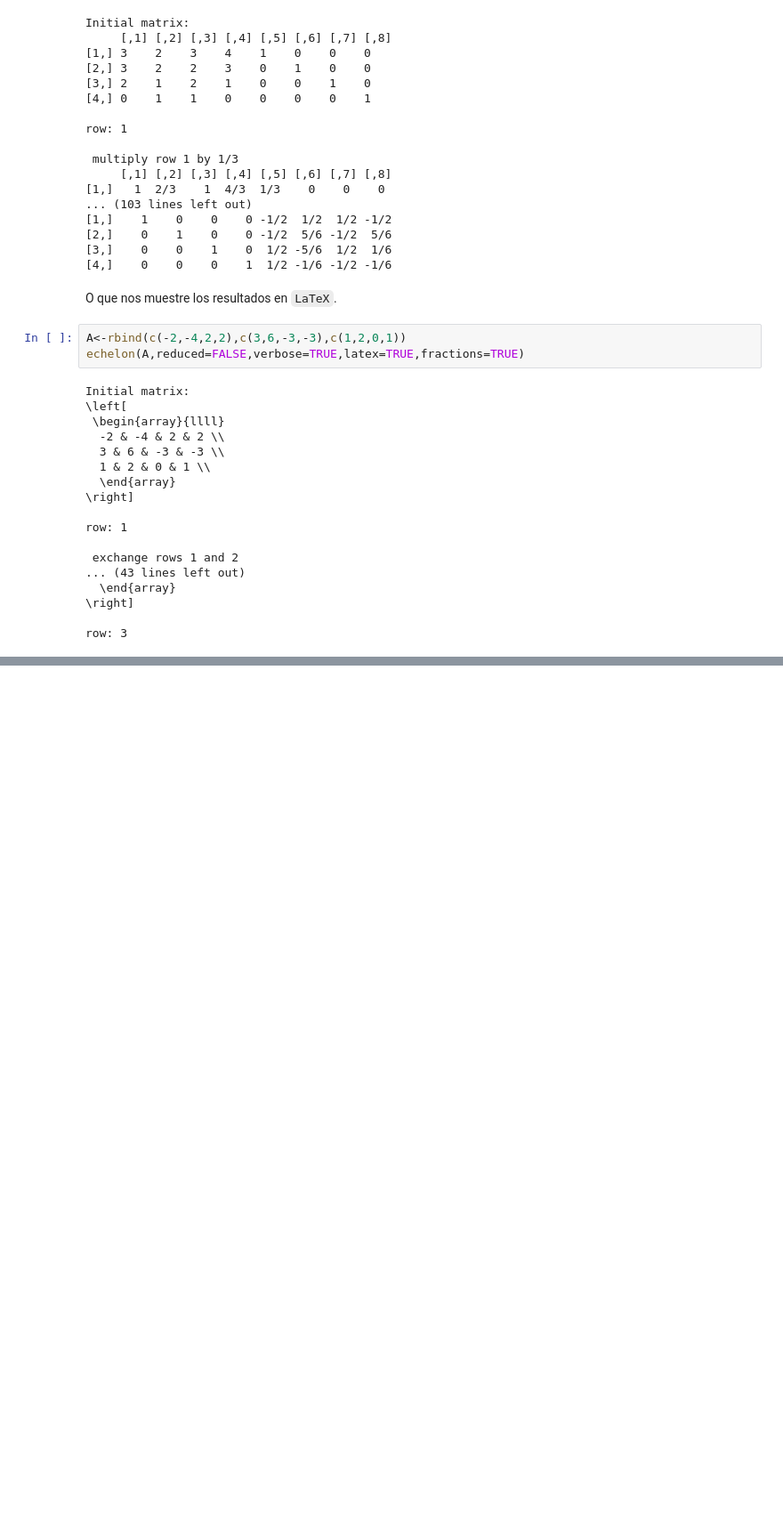
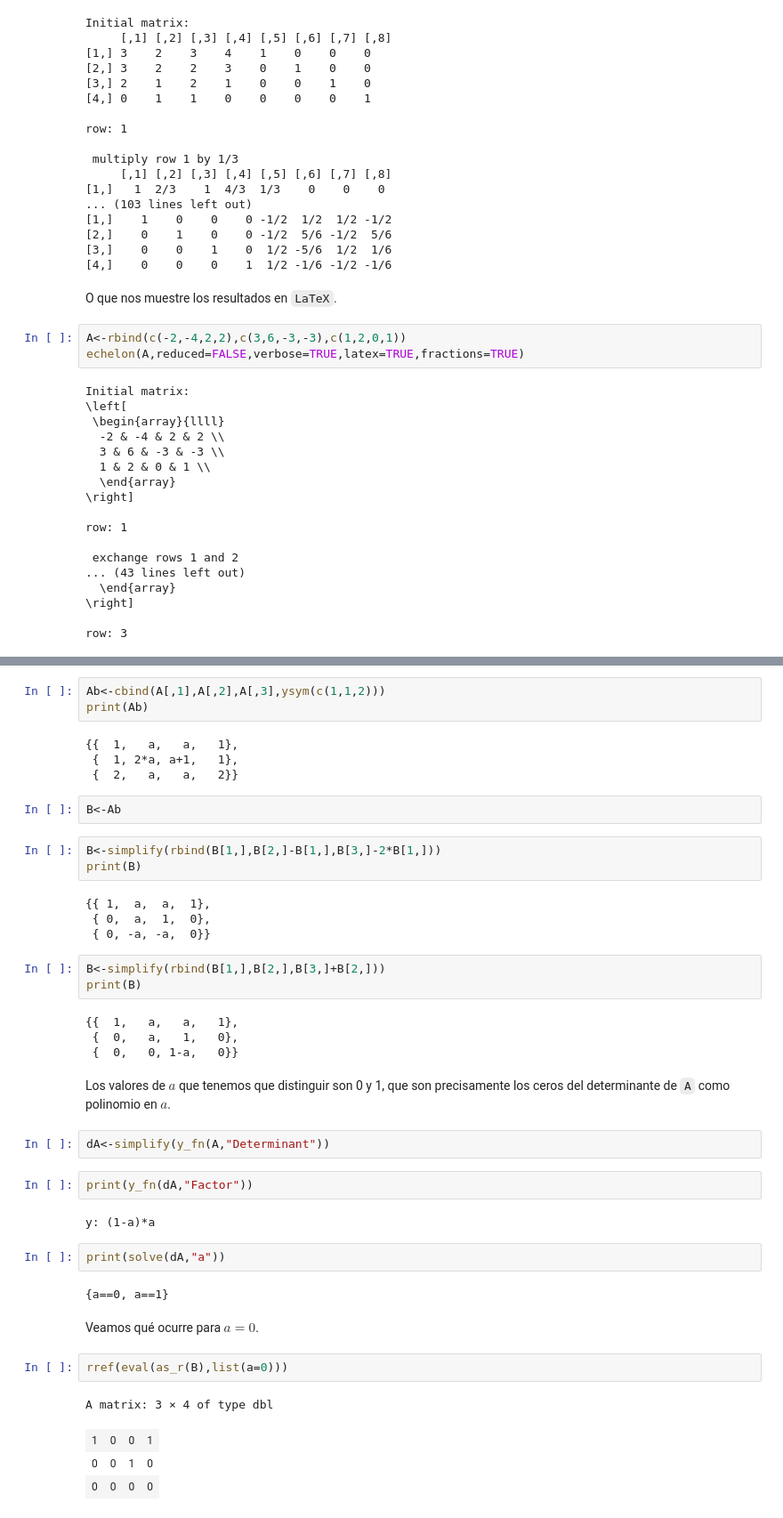
Before and after one commit to pedritomelenas/R-algebra-lineal, a Jupyter notebook: ALME-sistemas-matrices-determinantes.ipynb, the cells around one changed output, grey strips where cells are left out. Shown at 89% size. Cells and saved outputs as stored; diff of their text form; blank space fills up the shorter version.

```diff
--- a/ALME-sistemas-matrices-determinantes.ipynb
+++ b/ALME-sistemas-matrices-determinantes.ipynb
@@ -738,0 +861,44 @@ row: 3
+# %%
+Ab<-cbind(A[,1],A[,2],A[,3],ysym(c(1,1,2)))
+print(Ab)
+# %% [output]
+{{  1,   a,   a,   1},
+ {  1, 2*a, a+1,   1},
+ {  2,   a,   a,   2}}
+# %%
+B<-Ab
+# %%
+B<-simplify(rbind(B[1,],B[2,]-B[1,],B[3,]-2*B[1,]))
+print(B)
+# %% [output]
+{{ 1,  a,  a,  1},
+ { 0,  a,  1,  0},
+ { 0, -a, -a,  0}}
+# %%
+B<-simplify(rbind(B[1,],B[2,],B[3,]+B[2,]))
+print(B)
+# %% [output]
+{{  1,   a,   a,   1},
+ {  0,   a,   1,   0},
+ {  0,   0, 1-a,   0}}
+# %% [markdown]
+Los valores de $a$ que tenemos que distinguir son 0 y 1, que son precisamente los ceros del determinante de `A` como polinomio en $a$.
+# %%
+dA<-simplify(y_fn(A,"Determinant"))
+# %%
+print(y_fn(dA,"Factor"))
+# %% [output]
+y: (1-a)*a
+# %%
+print(solve(dA,"a"))
+# %% [output]
+{a==0, a==1}
+# %% [markdown]
+Veamos qué ocurre para $a=0$.
+# %%
+rref(eval(as_r(B),list(a=0)))
+# %% [output]
+A matrix: 3 × 4 of type dbl
+| 1 | 0 | 0 | 1 |
+| 0 | 0 | 1 | 0 |
+| 0 | 0 | 0 | 0 |
```
Also changed, not shown: parts of 53 cells of this notebook.
